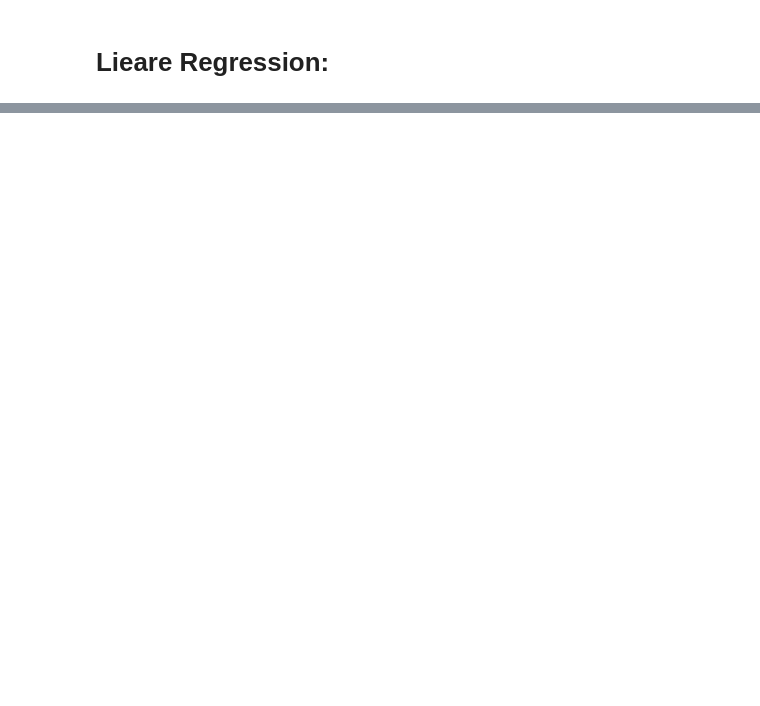
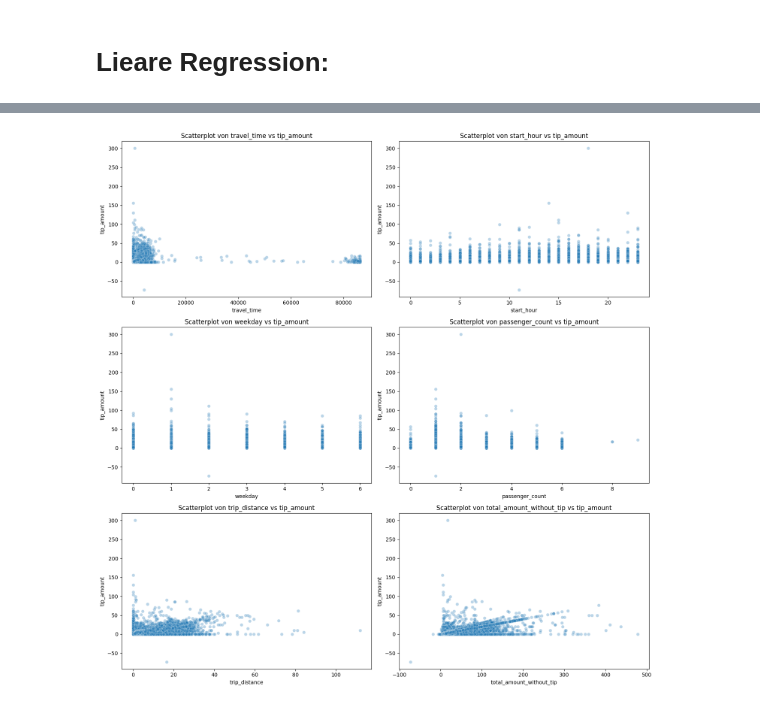
Before and after one commit to WillMarc/Studienarbeit-Predictive-Analytics, a Jupyter notebook: Main.ipynb, the cells around one changed output, grey strips where cells are left out. Cells and saved outputs as stored; diff of their text form; code cells hidden in the pictures; blank space fills up the shorter version.

```diff
--- a/Main.ipynb
+++ b/Main.ipynb
@@ -590,0 +399,40 @@ total_amount_without_tip  1.143047e-01
+# %%
+import pandas as pd
+import numpy as np
+import matplotlib.pyplot as plt
+import seaborn as sns
+
+# Funktion zur Visualisierung der Korrelationen
+def plot_correlations(data, features, target='tip_amount', cols=2):
+    rows = (len(features) + cols - 1) // cols  # Anzahl der benötigten Reihen
+    fig, axes = plt.subplots(rows, cols, figsize=(15, 5 * rows))
+    axes = axes.flatten()
+
+    for i, feature in enumerate(features):
+        if data[feature].dtype in [np.float64, np.int64]:
+            # Kontinuierliche Variablen: Streudiagramm
+            sns.scatterplot(data=data, x=feature, y=target, ax=axes[i], alpha=0.3)
+            axes[i].set_title(f'Scatterplot von {feature} vs {target}')
+            axes[i].set_xlabel(feature)
+            axes[i].set_ylabel(target)
+        else:
+            # Kategoriale Variablen: Boxplot
+            sns.boxplot(data=data, x=feature, y=target, ax=axes[i])
+            axes[i].set_title(f'Boxplot von {feature} vs {target}')
+            axes[i].set_xlabel(feature)
+            axes[i].set_ylabel(target)
+
+    # Entfernen der leeren Subplots
+    for i in range(len(features), len(axes)):
+        fig.delaxes(axes[i])
+
+    plt.tight_layout()
+    plt.show()
+
+# Features definieren
+features = ['travel_time', 'start_hour', 'weekday', 'passenger_count', 'trip_distance', 'total_amount_without_tip']
+
+# Visualisierung der Korrelationen
+plot_correlations(sampled_data, features, target='tip_amount', cols=2)
+# %% [output]
+[figure, added]
```
Also changed, not shown: parts of 18 cells of this notebook.
